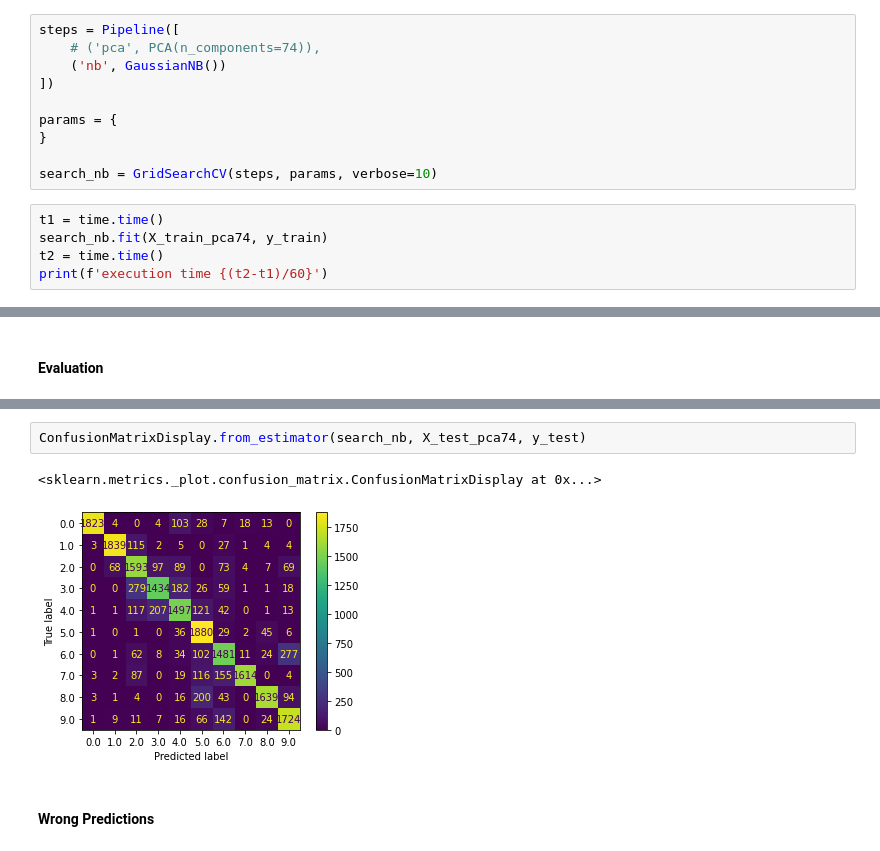
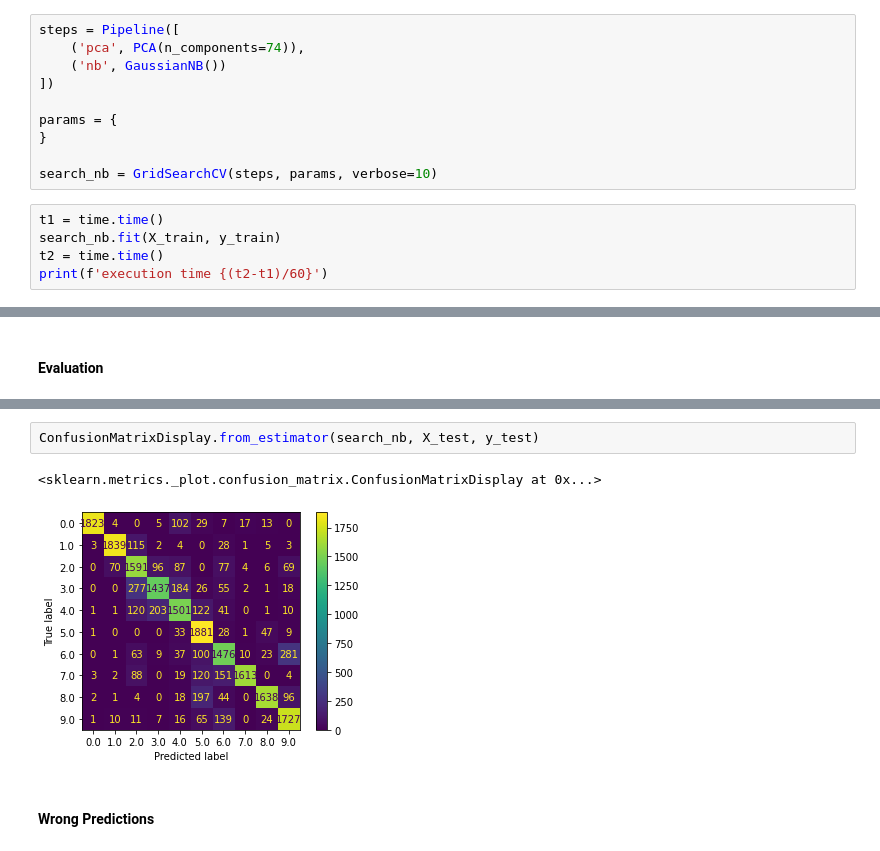
Before and after one commit to mo-amininasab/FarsiDigits-Recognizer, a Jupyter notebook: HodaDataSet_ML.ipynb, the cells around one changed output, grey strips where cells are left out. Saved outputs shown, nothing was run; the diff lists cells and outputs as text.

```diff
--- a/HodaDataSet_ML.ipynb
+++ b/HodaDataSet_ML.ipynb
@@ -226,7 +234,7 @@ for i , ax in zip(idxs, axes.flat):
 ### Gaussian Naive Bayes
 # %%
 steps = Pipeline([
-    # ('pca', PCA(n_components=74)),
+    ('pca', PCA(n_components=74)),
     ('nb', GaussianNB())
 ])
 
@@ -236,7 +244,7 @@ params = {
 search_nb = GridSearchCV(steps, params, verbose=10)
 # %%
 t1 = time.time()
-search_nb.fit(X_train_pca74, y_train)
+search_nb.fit(X_train, y_train)
 t2 = time.time()
 print(f'execution time {(t2-t1)/60}')
 # %% [output]
@@ -286,8 +294,8 @@ ConfusionMatrixDisplay.from_estimator(search_nb, X_train_pca74, y_train)
 # %%
-ConfusionMatrixDisplay.from_estimator(search_nb, X_test_pca74, y_test)
+ConfusionMatrixDisplay.from_estimator(search_nb, X_test, y_test)
 # %% [output]
 <sklearn.metrics._plot.confusion_matrix.ConfusionMatrixDisplay at 0x...>
-[figure, old version]
+[figure, new version]
 # %% [markdown]
 #### Wrong Predictions
 # %%
```
Also changed, not shown: parts of 27 cells of this notebook.
